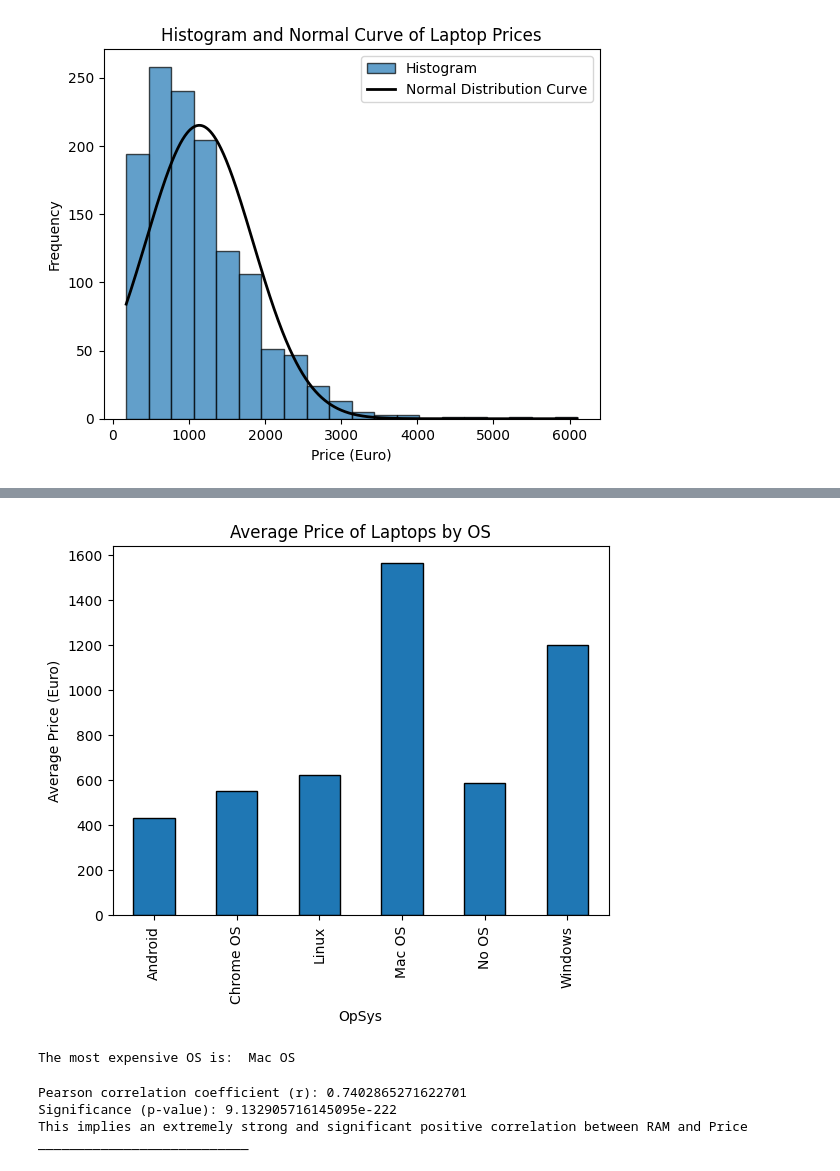
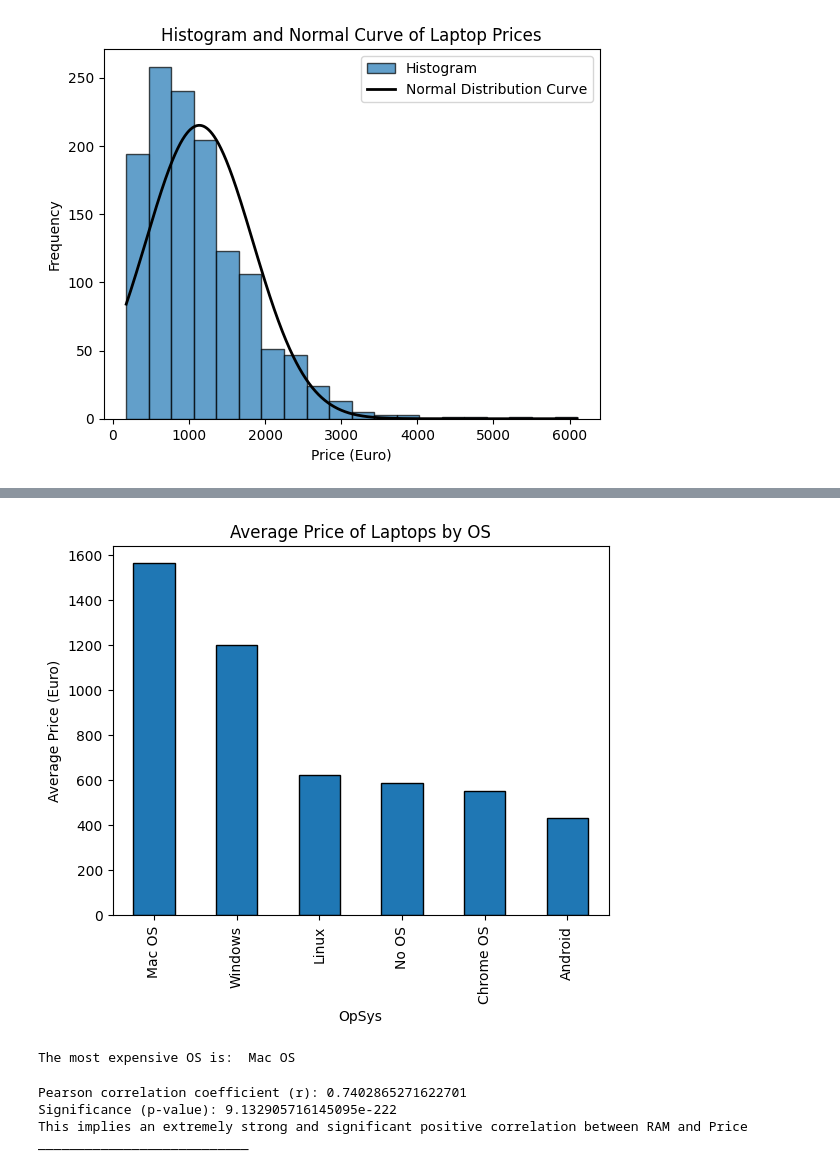
Before and after one commit to maymay-wa/miniproject, a Jupyter notebook: Analysis.ipynb, the cells around one changed output, grey strips where cells are left out. Cells and saved outputs as stored; diff of their text form; code cells hidden in the pictures.

```diff
--- a/Analysis.ipynb
+++ b/Analysis.ipynb
@@ -269,10 +268,11 @@ print(unique_os_types)
 # %%
-df.groupby('OpSys')['Price (Euro)'].mean().plot(kind='bar', edgecolor='black', title='Average Price of Laptops by OS')
+priceAverage = df.groupby('OpSys')['Price (Euro)'].mean().sort_values(ascending=False)
+priceAverage.plot(kind='bar', edgecolor='black', title='Average Price of Laptops by OS')
 plt.ylabel('Average Price (Euro)')
 plt.show()
 print('The most expensive OS is: ', df.groupby('OpSys')['Price (Euro)'].mean().idxmax())
 # %% [output]
-[figure, old version]
+[figure, new version]
 The most expensive OS is:  Mac OS
 # %%
 # Calculate the Pearson correlation coefficient and p-value
```
Also changed, not shown: parts of 6 cells of this notebook.
